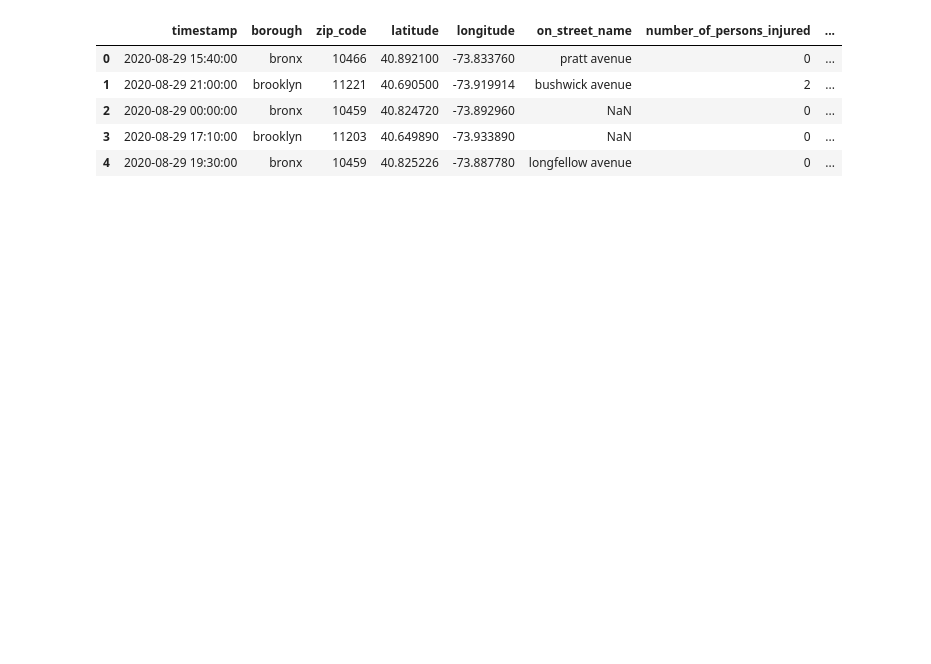
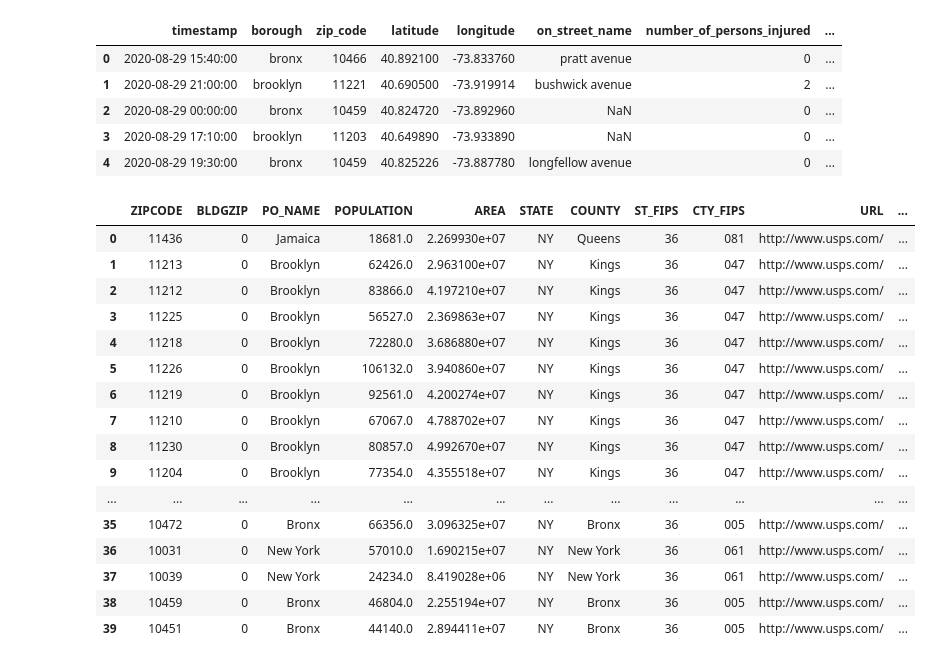
Before and after one commit to mtichikawa/portfolio, a Jupyter notebook: nyc_traffic_data_interactive_graphics.ipynb, the cells around one changed output. Cells and saved outputs as stored; diff of their text form; code cells hidden in the pictures; blank space fills up the shorter version.

```diff
--- a/nyc_traffic_data_interactive_graphics.ipynb
+++ b/nyc_traffic_data_interactive_graphics.ipynb
@@ -118,0 +62,53 @@ testdf.insert(len(testdf.columns), 'mercator_y', mercator_y)
+# %%
+# list_of_tuple_coords = testdf[['latitude', 'longitude']].apply(get_mercator_from_lat_lon, axis=1).tolist()
+# testdf[['mercator_x', 'mercator_y']] = pd.DataFrame(list_of_tuple_coords, index=testdf.index)
+
+import geopandas as gpd
+
+grid = gpd.read_file(r"ZIP_CODE_040114.shp")
+
+def getPolyCoords(row, geom, coord_type):
+    """Returns the coordinates ('x' or 'y') of edges of a Polygon exterior"""
+
+    # Parse the exterior of the coordinate
+    exterior = row[geom].exterior
+
+    if coord_type == 'x':
+        # Get the x coordinates of the exterior
+        return list( exterior.coords.xy[0] )
+    elif coord_type == 'y':
+        # Get the y coordinates of the exterior
+        return list( exterior.coords.xy[1] )
+
+# Get the Polygon x and y coordinates
+grid['x'] = grid.apply(getPolyCoords, geom='geometry', coord_type='x', axis=1)
+grid['y'] = grid.apply(getPolyCoords, geom='geometry', coord_type='y', axis=1)
+
+total_accidents_by_zip = pd.DataFrame(df.groupby(['zip_code']).apply(len)).reset_index()
+total_accidents_by_zip.columns = ['ZIPCODE', 'total_accidents']
+# total_accidents_by_zip.rename(columns={'zip_code': 'ZIPCODE'})
+
+grid = grid.merge(total_accidents_by_zip, on='ZIPCODE', how='outer')
+
+grid['total_accidents_bins'] = pd.qcut(grid['total_accidents'],
+                              q=10,
+                              labels=list(range(1,11)))
+grid.head(40)
+# %% [output]
+|  | ZIPCODE | BLDGZIP | PO_NAME | POPULATION | AREA | STATE | COUNTY | ST_FIPS | CTY_FIPS | URL | ... |
+| 0 | 11436 | 0 | Jamaica | 18681.0 | 2.269930e+07 | NY | Queens | 36 | 081 | http://www.usps.com/ | ... |
+| 1 | 11213 | 0 | Brooklyn | 62426.0 | 2.963100e+07 | NY | Kings | 36 | 047 | http://www.usps.com/ | ... |
+| 2 | 11212 | 0 | Brooklyn | 83866.0 | 4.197210e+07 | NY | Kings | 36 | 047 | http://www.usps.com/ | ... |
+| 3 | 11225 | 0 | Brooklyn | 56527.0 | 2.369863e+07 | NY | Kings | 36 | 047 | http://www.usps.com/ | ... |
+| 4 | 11218 | 0 | Brooklyn | 72280.0 | 3.686880e+07 | NY | Kings | 36 | 047 | http://www.usps.com/ | ... |
+| 5 | 11226 | 0 | Brooklyn | 106132.0 | 3.940860e+07 | NY | Kings | 36 | 047 | http://www.usps.com/ | ... |
+| 6 | 11219 | 0 | Brooklyn | 92561.0 | 4.200274e+07 | NY | Kings | 36 | 047 | http://www.usps.com/ | ... |
+| 7 | 11210 | 0 | Brooklyn | 67067.0 | 4.788702e+07 | NY | Kings | 36 | 047 | http://www.usps.com/ | ... |
+| 8 | 11230 | 0 | Brooklyn | 80857.0 | 4.992670e+07 | NY | Kings | 36 | 047 | http://www.usps.com/ | ... |
+| 9 | 11204 | 0 | Brooklyn | 77354.0 | 4.355518e+07 | NY | Kings | 36 | 047 | http://www.usps.com/ | ... |
+| ... | ... | ... | ... | ... | ... | ... | ... | ... | ... | ... | ... |
+| 35 | 10472 | 0 | Bronx | 66356.0 | 3.096325e+07 | NY | Bronx | 36 | 005 | http://www.usps.com/ | ... |
+| 36 | 10031 | 0 | New York | 57010.0 | 1.690215e+07 | NY | New York | 36 | 061 | http://www.usps.com/ | ... |
+| 37 | 10039 | 0 | New York | 24234.0 | 8.419028e+06 | NY | New York | 36 | 061 | http://www.usps.com/ | ... |
+| 38 | 10459 | 0 | Bronx | 46804.0 | 2.255194e+07 | NY | Bronx | 36 | 005 | http://www.usps.com/ | ... |
+| 39 | 10451 | 0 | Bronx | 44140.0 | 2.894411e+07 | NY | Bronx | 36 | 005 | http://www.usps.com/ | ... |
```
Also changed, not shown: parts of 5 cells of this notebook, 10 other files.
